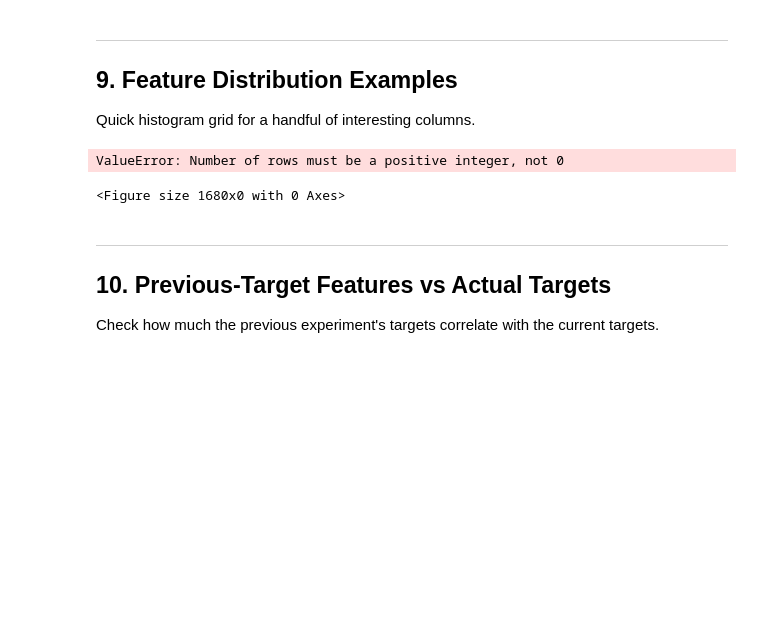
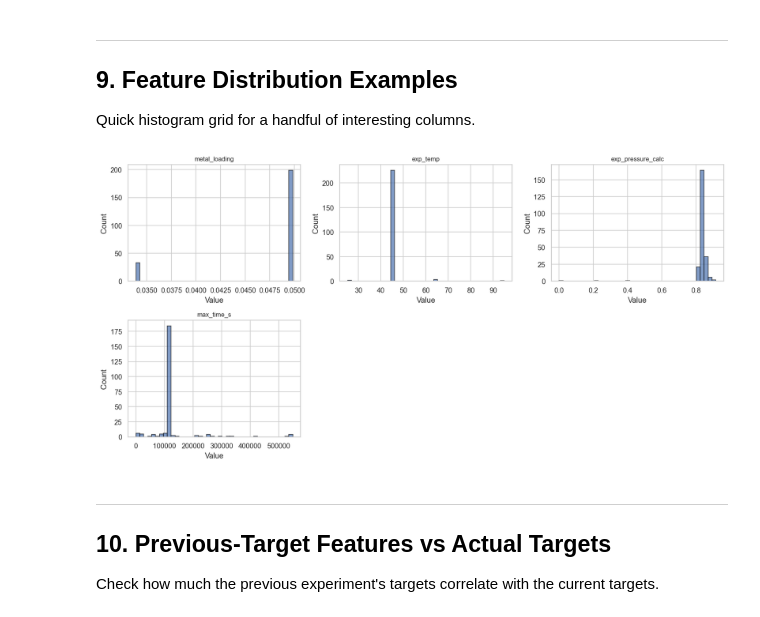
Before and after one commit to n-nels/cataverse.ai, a Jupyter notebook: orchestration/src/experiments/automation/notebooks/explore_features.ipynb, the cells around one changed output. Saved outputs shown, nothing was run; the diff lists cells and outputs as text; code cells hidden in the pictures; blank space fills up the shorter version.

```diff
--- a/orchestration/src/experiments/automation/notebooks/explore_features.ipynb
+++ b/orchestration/src/experiments/automation/notebooks/explore_features.ipynb
@@ -385,33 +399,29 @@ Quick histogram grid for a handful of interesting columns.
 # %%
 interesting = [
     "metal_loading", "exp_temp", "exp_pressure_calc",
-    "distance_from_isnew", "distance_from_isref", "consecutive_isref",
-    "pre_1_temp", "pre_8_temp",
-    "pre_1_pressure_calc", "pre_8_pressure_calc",
-    "pre_1_duration", "pre_8_duration",
+    "max_time_s",
 ]
 interesting = [c for c in interesting if c in X.columns]
 
 n = len(interesting)
 cols = 3
 rows = (n + cols - 1) // cols
 fig, axes = plt.subplots(rows, cols, figsize=(14, rows * 3.5))
 axes = axes.flatten()
 
 for i, col in enumerate(interesting):
     axes[i].hist(X[col].dropna(), bins=40, edgecolor="black", alpha=0.7)
     axes[i].set_title(col, fontsize=10)
     axes[i].set_xlabel("Value")
     axes[i].set_ylabel("Count")
 
 for j in range(i + 1, len(axes)):
     axes[j].set_visible(False)
 
 plt.tight_layout()
 plt.show()
 # %% [output]
-ValueError: Number of rows must be a positive integer, not 0
-<Figure size 1680x0 with 0 Axes>
+[figure, added]
 # %% [markdown]
 ---
 ## 10. Previous-Target Features vs Actual Targets
```
Also changed, not shown: parts of 10 cells of this notebook, 26 other files.
